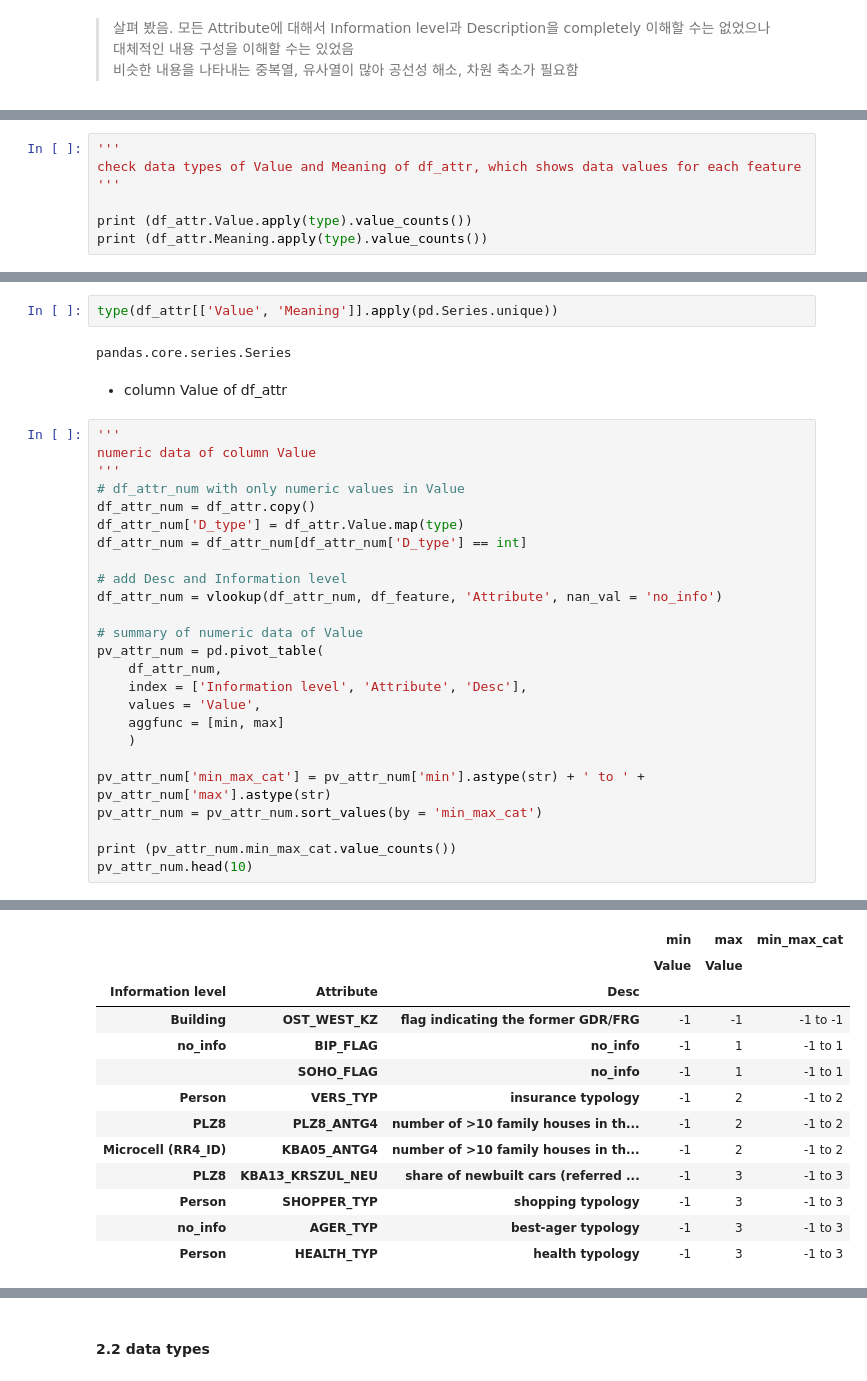
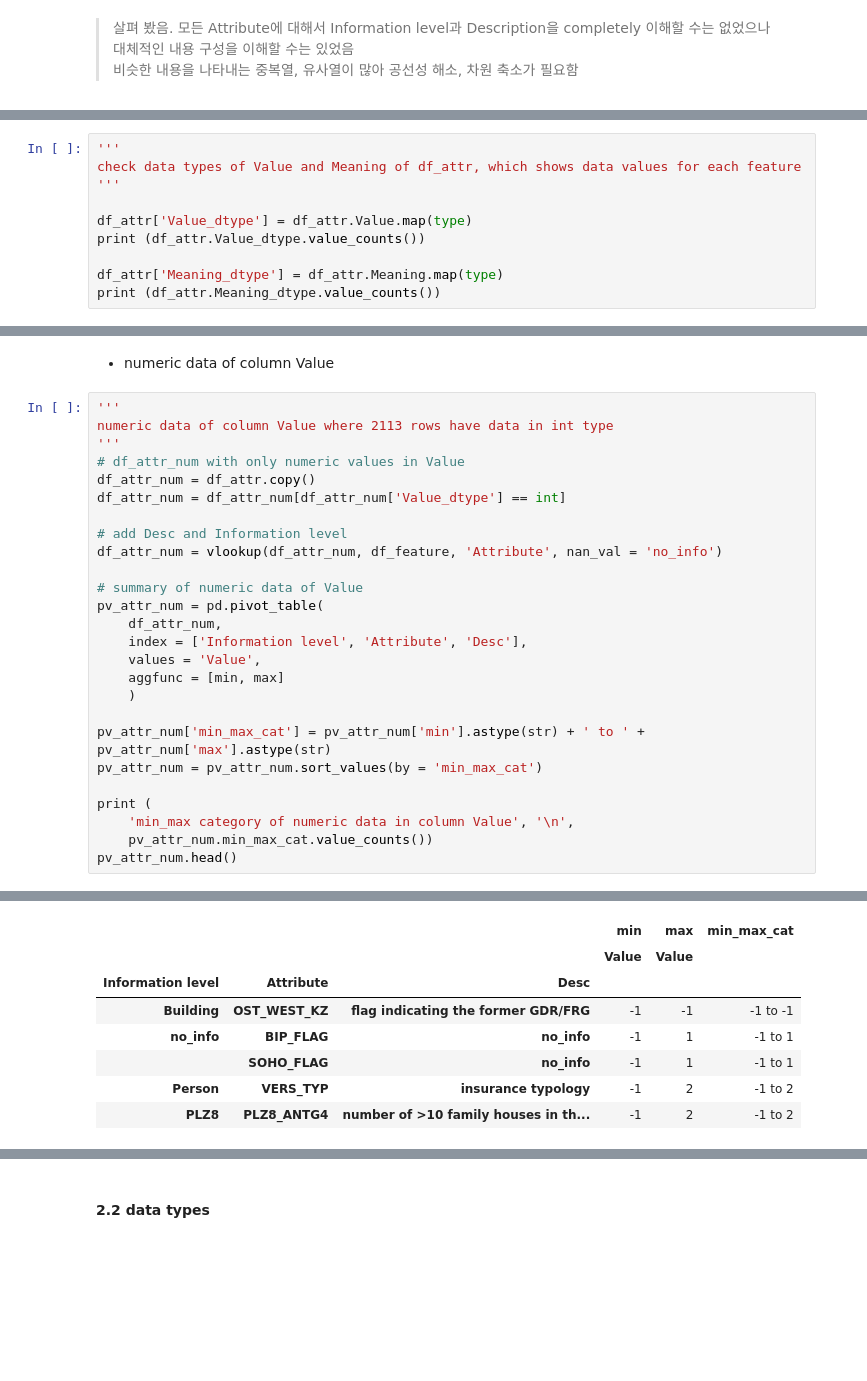
Before and after one commit to jaeyoun-chang/u_city_capstone, a Jupyter notebook: Arvato Project Workbook.ipynb, the cells around one changed output, grey strips where cells are left out. Drawn from its saved outputs; the diff is of its cells as text; blank space fills up the shorter version.

```diff
--- a/Arvato Project Workbook.ipynb
+++ b/Arvato Project Workbook.ipynb
@@ -396,8 +431,11 @@ understand all features one by one
 check data types of Value and Meaning of df_attr, which shows data values for each feature
 '''
 
-print (df_attr.Value.apply(type).value_counts())
-print (df_attr.Meaning.apply(type).value_counts())
+df_attr['Value_dtype'] = df_attr.Value.map(type)
+print (df_attr.Value_dtype.value_counts())
+
+df_attr['Meaning_dtype'] = df_attr.Meaning.map(type)
+print (df_attr.Meaning_dtype.value_counts())
 # %% [output]
 <class 'int'>    2113
 <class 'str'>     145
@@ -433,17 +446,12 @@ dtype: object
-# %%
-type(df_attr[['Value', 'Meaning']].apply(pd.Series.unique))
-# %% [output]
-pandas.core.series.Series
 # %% [markdown]
-* column Value of df_attr
+* numeric data of column Value
 # %%
 '''
-numeric data of column Value
+numeric data of column Value where 2113 rows have data in int type
 '''
 # df_attr_num with only numeric values in Value
 df_attr_num = df_attr.copy()
-df_attr_num['D_type'] = df_attr.Value.map(type)
-df_attr_num = df_attr_num[df_attr_num['D_type'] == int]
+df_attr_num = df_attr_num[df_attr_num['Value_dtype'] == int]
 
 # add Desc and Information level
 df_attr_num = vlookup(df_attr_num, df_feature, 'Attribute', nan_val = 'no_info')
@@ -459,6 +467,8 @@ pv_attr_num = pd.pivot_table(
 pv_attr_num['min_max_cat'] = pv_attr_num['min'].astype(str) + ' to ' + pv_attr_num['max'].astype(str)
 pv_attr_num = pv_attr_num.sort_values(by = 'min_max_cat')
 
-print (pv_attr_num.min_max_cat.value_counts())
-pv_attr_num.head(10)
+print (
+    'min_max category of numeric data in column Value', '\n',
+    pv_attr_num.min_max_cat.value_counts())
+pv_attr_num.head()
 # %% [output]
@@ -478,19 +488,14 @@ pv_attr_num.head(10)
 -1 to 7       1
 -1 to 9       1
 -1 to -1      1
 Name: min_max_cat, dtype: int64
 |  |  |  | min | max | min_max_cat |
 |  |  |  | Value | Value |  |
 | Information level | Attribute | Desc |  |  |  |
 | Building | OST_WEST_KZ | flag indicating the former GDR/FRG | -1 | -1 | -1 to -1 |
 | no_info | BIP_FLAG | no_info | -1 | 1 | -1 to 1 |
 |  | SOHO_FLAG | no_info | -1 | 1 | -1 to 1 |
 | Person | VERS_TYP | insurance typology | -1 | 2 | -1 to 2 |
 | PLZ8 | PLZ8_ANTG4 | number of >10 family houses in th... | -1 | 2 | -1 to 2 |
-| Microcell (RR4_ID) | KBA05_ANTG4 | number of >10 family houses in th... | -1 | 2 | -1 to 2 |
-| PLZ8 | KBA13_KRSZUL_NEU | share of newbuilt cars (referred ... | -1 | 3 | -1 to 3 |
-| Person | SHOPPER_TYP | shopping typology | -1 | 3 | -1 to 3 |
-| no_info | AGER_TYP | best-ager typology | -1 | 3 | -1 to 3 |
-| Person | HEALTH_TYP | health typology | -1 | 3 | -1 to 3 |
 # %%
 '''
```
Also changed, not shown: parts of 15 cells of this notebook, 2 other files.
